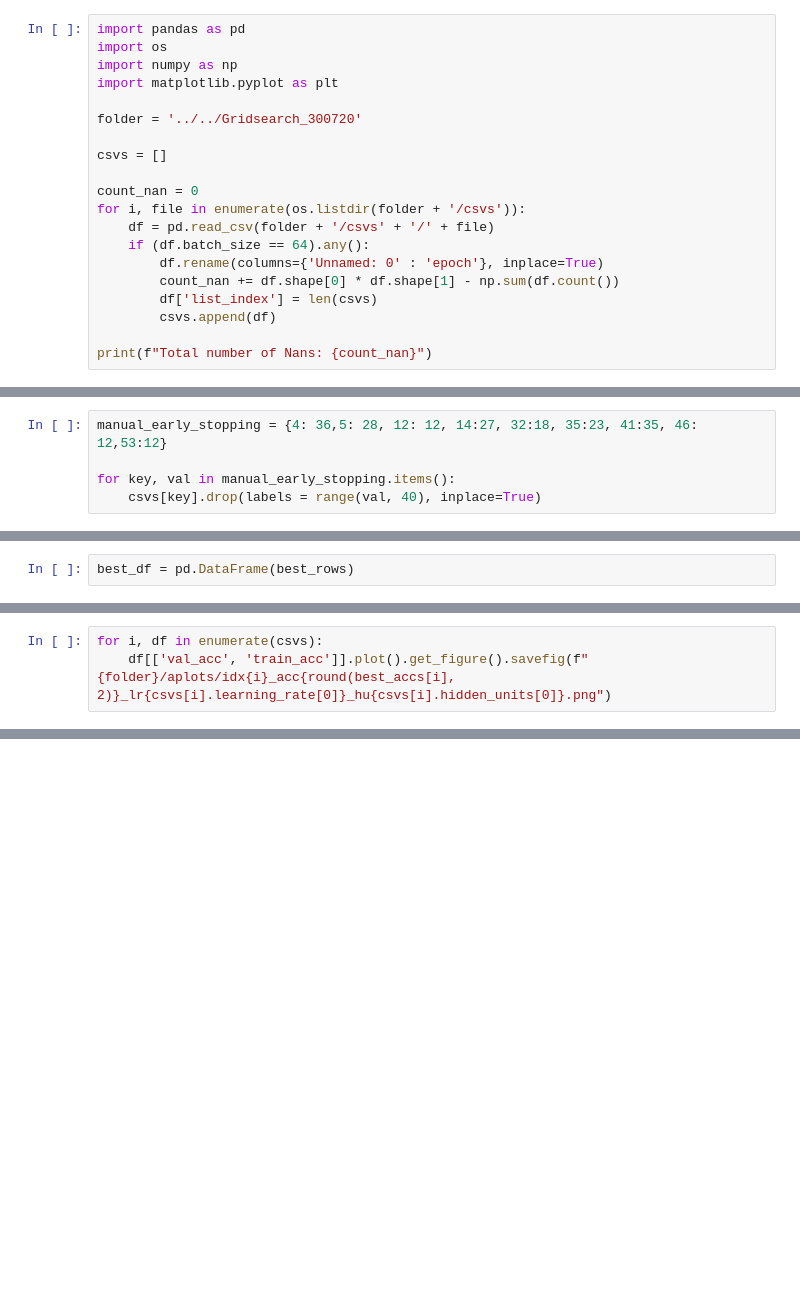
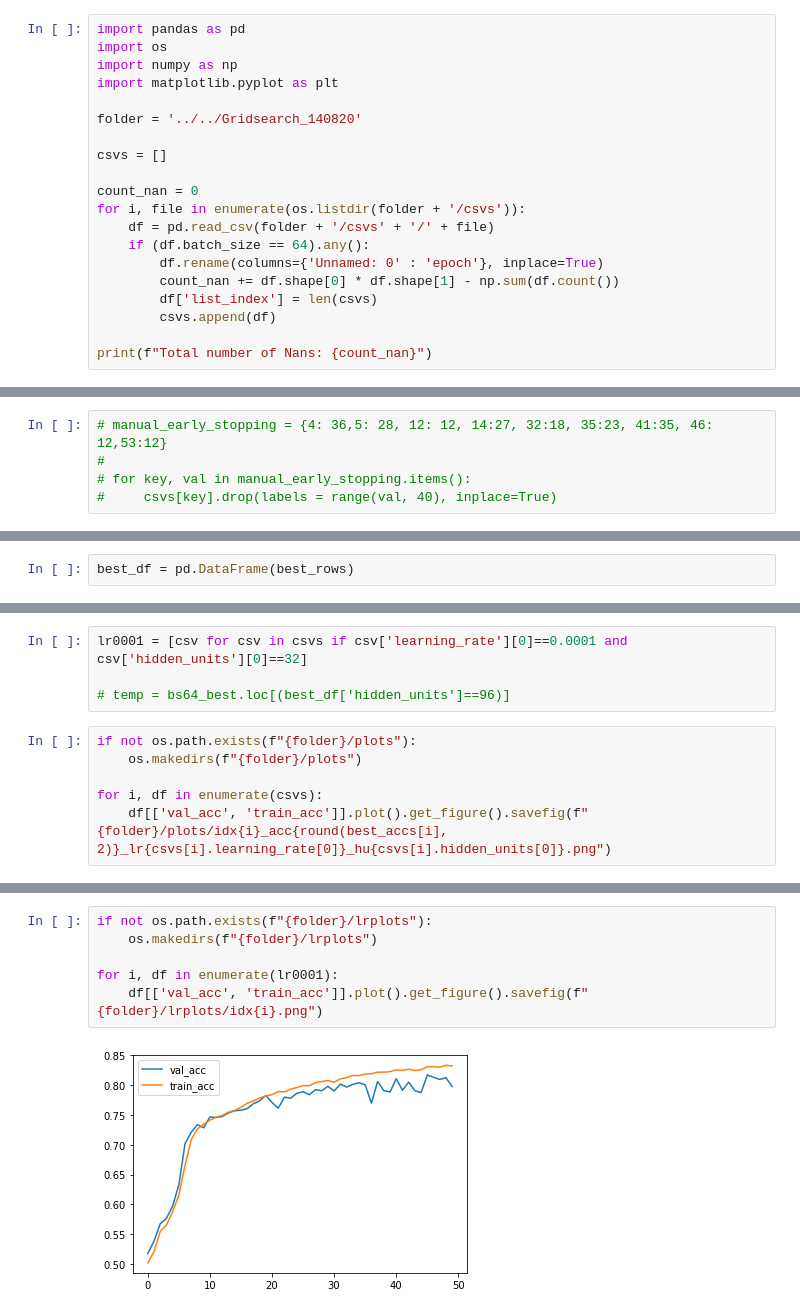
Before and after one commit to EmyArts/skiprnn-2017-telecombcn, a Jupyter notebook: src/postprocessing.ipynb, the cells around one changed output, grey strips where cells are left out. Saved outputs shown, nothing was run; the diff lists cells and outputs as text; blank space fills up the shorter version.

```diff
--- a/src/postprocessing.ipynb
+++ b/src/postprocessing.ipynb
@@ -4,7 +4,7 @@ import os
 import numpy as np
 import matplotlib.pyplot as plt
 
-folder = '../../Gridsearch_300720'
+folder = '../../Gridsearch_140820'
 
 csvs = []
 
@@ -78,8 +56,8 @@ Networks that stopped early
 # %%
-manual_early_stopping = {4: 36,5: 28, 12: 12, 14:27, 32:18, 35:23, 41:35, 46: 12,53:12}
-
-for key, val in manual_early_stopping.items():
-    csvs[key].drop(labels = range(val, 40), inplace=True)
+# manual_early_stopping = {4: 36,5: 28, 12: 12, 14:27, 32:18, 35:23, 41:35, 46: 12,53:12}
+#
+# for key, val in manual_early_stopping.items():
+#     csvs[key].drop(labels = range(val, 40), inplace=True)
 # %%
 big_df = pd.concat(csvs)
 big_df.describe()
@@ -135,3 +82,10 @@ Dataframe with all best epochs for Validation accuracy
+# %%
+lr0001 = [csv for csv in csvs if csv['learning_rate'][0]==0.0001 and csv['hidden_units'][0]==32]
+
+# temp = bs64_best.loc[(best_df['hidden_units']==96)]
 # %%
+if not os.path.exists(f"{folder}/plots"):
+    os.makedirs(f"{folder}/plots")
+
 for i, df in enumerate(csvs):
-    df[['val_acc', 'train_acc']].plot().get_figure().savefig(f"{folder}/aplots/idx{i}_acc{round(best_accs[i], 2)}_lr{csvs[i].learning_rate[0]}_hu{csvs[i].hidden_units[0]}.png")
+    df[['val_acc', 'train_acc']].plot().get_figure().savefig(f"{folder}/plots/idx{i}_acc{round(best_accs[i], 2)}_lr{csvs[i].learning_rate[0]}_hu{csvs[i].hidden_units[0]}.png")
@@ -151,0 +92,8 @@ for i, df in enumerate(csvs):
+# %%
+if not os.path.exists(f"{folder}/lrplots"):
+    os.makedirs(f"{folder}/lrplots")
+
+for i, df in enumerate(lr0001):
+    df[['val_acc', 'train_acc']].plot().get_figure().savefig(f"{folder}/lrplots/idx{i}.png")
+# %% [output]
+[figure, added]
```
Also changed, not shown: parts of 12 cells of this notebook, 2 other files.
